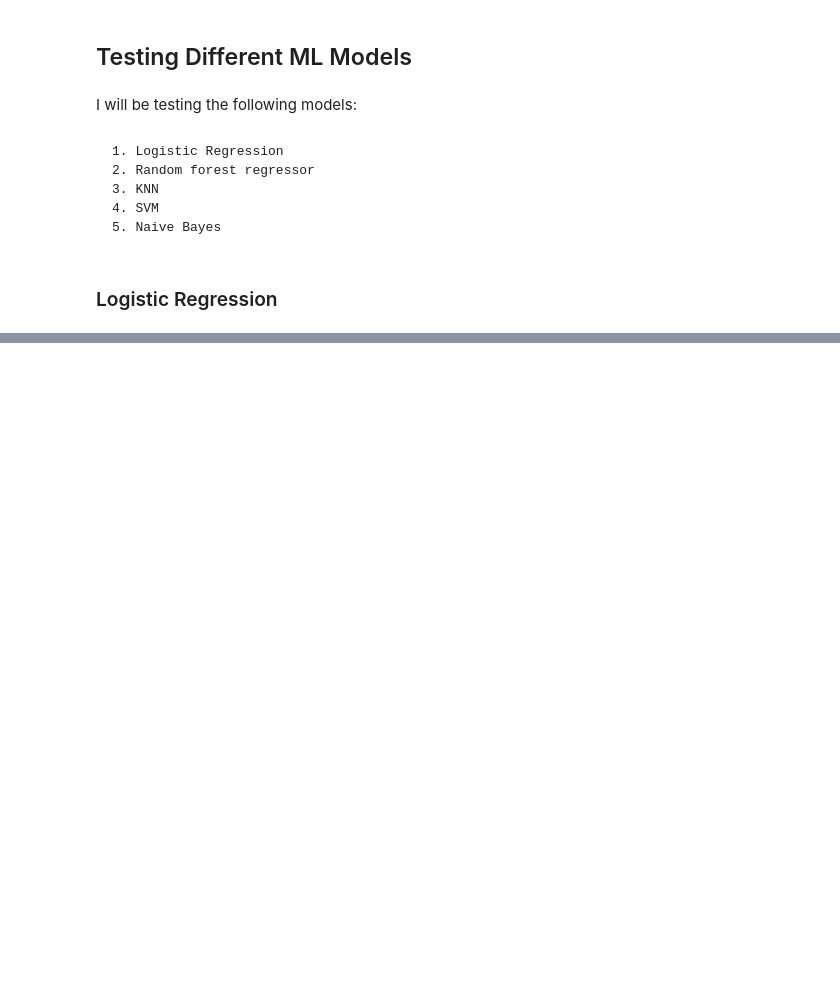
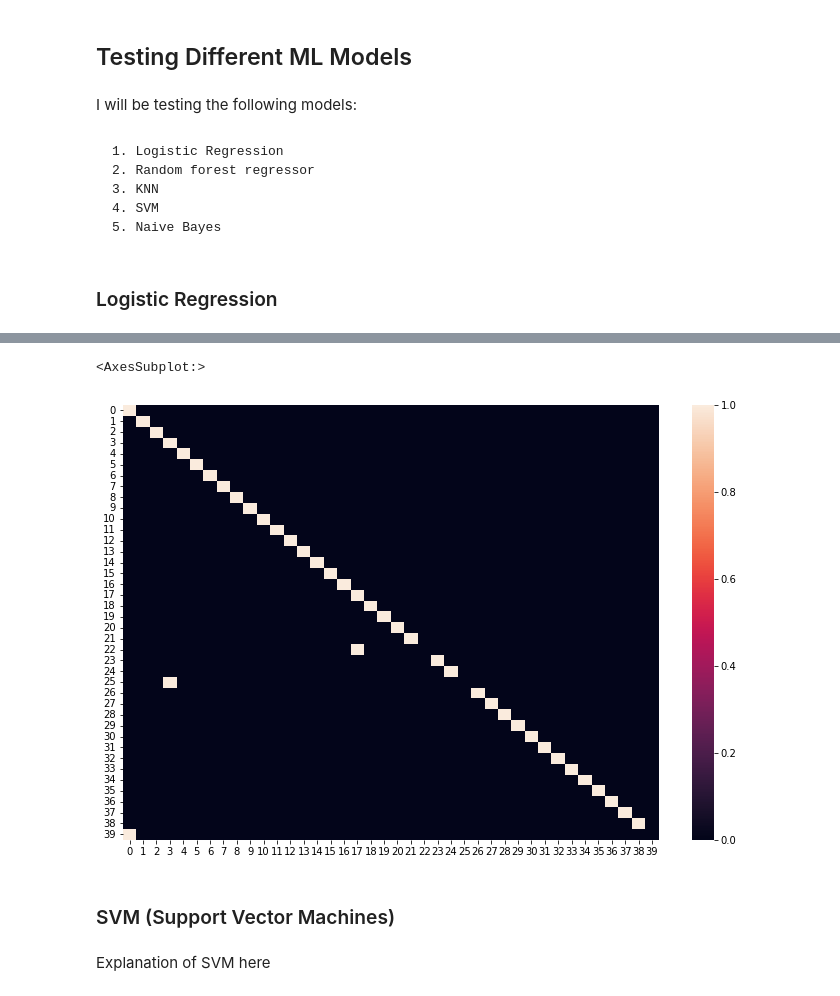
Before and after one commit to mitsukakiyohara/ATCS-2021, a Jupyter notebook: finalProject/test-main.ipynb, the cells around one changed output, grey strips where cells are left out. Saved outputs shown, nothing was run; the diff lists cells and outputs as text; code cells hidden in the pictures; blank space fills up the shorter version.

```diff
--- a/finalProject/test-main.ipynb
+++ b/finalProject/test-main.ipynb
@@ -202,0 +305,15 @@ Confusion Matrix:
+# %%
+# USING PCA
+knn = KNeighborsClassifier(n_neighbors=2).fit(X_train_pca, y_train)
+
+knn_accuracy_pca = round(knn.score(X_test_pca, y_test) * 100, 2)
+
+print("knn_accuracy is %", knn_accuracy_pca)
+
+model_names_pca.append("KNN")
+model_accuracies_pca.append(knn_accuracy_pca)
+y_pred = knn.predict(X_test_pca)
+
+cm = confusion_matrix(y_test, y_pred)
+print("Confusion Matrix:")
+print(cm)
@@ -202,0 +330,11 @@ Confusion Matrix:
+# %%
+plt.figure(1, figsize=(12,8))
+sns.heatmap(confusion_matrix(y_test, y_pred))
+# Need to title graph
+# %% [output]
+<AxesSubplot:>
+[figure, added]
+# %% [markdown]
+### SVM (Support Vector Machines)
+# %% [markdown]
+Explanation of SVM here
```
Also changed, not shown: parts of 43 cells of this notebook, 2 other files.
